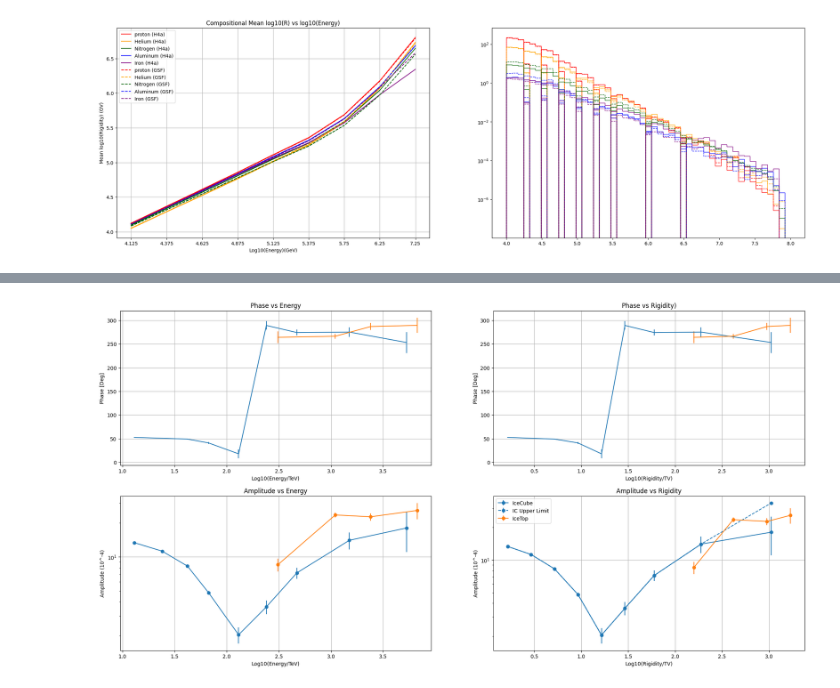
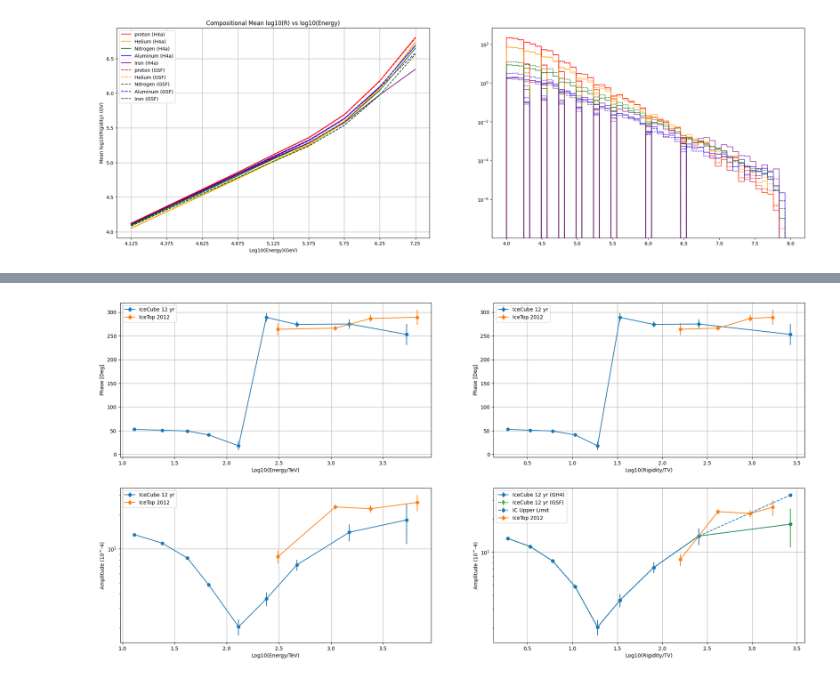
Before and after one commit to fmcnallyi3/it_anisotropy, a Jupyter notebook: rigidity/reco_energy.ipynb, the cells around one changed output, grey strips where cells are left out. Saved outputs shown, nothing was run; the diff lists cells and outputs as text; code cells hidden in the pictures.

```diff
--- a/rigidity/reco_energy.ipynb
+++ b/rigidity/reco_energy.ipynb
@@ -387,6 +371,7 @@ median LogR(7.25 logE bin): 3.02 TV
 medArr = []
 fig, axs = plt.subplots(figsize = (13 * ncols, 8), ncols=2)
 
+# loop to create reconstructed energy histograms and calculate/plot rgidity histograms + median rigidty per energy bin
 for i in BINS:
     [pH_i, binph_i, pp_i] = axs[0].hist(d['reco_energy'][np.logical_and(BINS[i],pcut, qual_cut)], bins = 50, log = True, weights=d['GaisserH4a'][np.logical_and(BINS[i],pcut)], color = 'red',histtype = 'step', label ='P', density=True)
     [HeH_i, binhh_i, ph_i] =axs[0].hist(d['reco_energy'][np.logical_and(BINS[i],Hecut, qual_cut)], bins = 50, log = True, weights=d['GaisserH4a'][np.logical_and(BINS[i],Hecut)], color = 'orange',histtype = 'step', label ='He', density=True)
@@ -394,11 +379,12 @@ for i in BINS:
     [AlH_i, binah_i, pa_i] = axs[0].hist(d['reco_energy'][np.logical_and(BINS[i],Alcut, qual_cut)], bins = 50, log = True, weights=d['GaisserH4a'][np.logical_and(BINS[i],Alcut)], color = 'blue',histtype = 'step', label ='Al', density=True)
     [FeH_i, binfh_i, pf_i] = axs[0].hist(d['reco_energy'][np.logical_and(BINS[i],Fecut, qual_cut)], bins = 50, log = True, weights=d['GaisserH4a'][np.logical_and(BINS[i],Fecut)], color = 'purple',histtype = 'step', label ='Fe', density=True)
 
-    mbinprh_i = (binph_i[:1]+binph_i[:-1])/2 - np.log10(1)
-    mbinhrh_i = (binhh_i[:1]+binhh_i[:-1])/2 - np.log10(2)
-    mbinnrh_i = (binnh_i[:1]+binnh_i[:-1])/2 - np.log10(7)
-    mbinarh_i = (binah_i[:1]+binah_i[:-1])/2 - np.log10(13)
-    mbinfrh_i = (binfh_i[:1]+binfh_i[:-1])/2 - np.log10(26)
+    # calculate the median energy bins + weights from the reco_energy histograms
+    mbinprh_i = (binph_i[1:]+binph_i[:-1])/2 - np.log10(1)
+    mbinhrh_i = (binhh_i[1:]+binhh_i[:-1])/2 - np.log10(2)
+    mbinnrh_i = (binnh_i[1:]+binnh_i[:-1])/2 - np.log10(7)
+    mbinarh_i = (binah_i[1:]+binah_i[:-1])/2 - np.log10(13)
+    mbinfrh_i = (binfh_i[1:]+binfh_i[:-1])/2 - np.log10(26)
     medbin_i = np.append((np.append((np.append(mbinprh_i, mbinhrh_i)), (np.append(mbinnrh_i, mbinarh_i)))),mbinfrh_i)
     medwt_i = np.append((np.append((np.append(pH_i, HeH_i)), (np.append(NH_i, AlH_i)))), FeH_i)
 
@@ -410,13 +396,16 @@ for i in BINS:
 
     medArr.append(np.median(medbin_i)-3)
 
+# Set plot labels and titles
 axs[0].set_title('Median Rate vs Energy')
 axs[1].set_title('Median Rate vs Rigidity')
-axs[0].set_xlabel('Log10(Rigidity) (GV)')
+axs[0].set_xlabel('Log10(Energy) (GeV)')
 axs[1].set_xlabel('Log10(Rigidity) (GV)')
 axs[0].set_ylabel('Rate (HZ)')
 axs[1].set_ylabel('Rate (HZ)')
+# set limit of the y-axis
 axs[1].set_ylim(.1,100)
 axs[1].grid()
+# show and move the legend box out of the plot
 plt.legend(bbox_to_anchor=(1.1, 1))
 # %% [output]
@@ -448,59 +552,56 @@ Text(0.5, 1.0, 'possible in-ice/icetop rigidty overlap')
 # %%
 # Cell for computing the dipole phase/amplitude as a function for rigidity
+# data provided by paolo, alex, and this notebook
 fig, axs = plt.subplots(figsize = (13 * ncols, 8), ncols=2, nrows=2)
 
+# IceCube energy plot arrays plus error bars and proposed upper bound
+# icr is IceCube rigidity calculated in this notebook
 ice = np.log10([13, 24, 42, 67, 130, 240, 470, 1500, 5300])
 ica = [13.33, 11.24, 8.28, 4.81, 2.04, 3.6, 7.2, 14.0, 18.0]
 icu = [13.33, 11.24, 8.28, 4.81, 2.04, 3.6, 7.2, 14.0, 33.4]
 icf = [52.76, 50.91, 49.2, 41.05, 18.0, 289.0, 274.0, 275.0, 253.0]
-icr = medArr
+icrh = medArrH
+icrg = medArrG
 
+# IceTop energy plot arrays plus error bars
+# itr is IceTop rigidity provided by alex
 ite = np.log10([310, 1100, 2400, 6700])
 ita = [4.9*1.74, 13.5*1.74, 13.0*1.74, 14.8*1.74]
 itf = [263.9, 266.2, 286.7, 289.2]
 itr = [2.2,2.62,2.98,3.23]
 
+# Rigidity plot arrays with proposed upper bound and error bars
 icar = [0.05, 0.05, 0.09, 0.17, 0.33, 0.5, 0.8, 2.4, 7]
 icarus = [0.05, 0.05, 0.09, 0.17, 0.33, 0.5, 0.8, 2.4, 0]
 icfr = [0.20, 0.28, 0.6, 2.0, 9, 9, 6, 10, 22]
 itar= [1.1, 1.2, 1.7, 4.2]
 itfr= [12.6, 5.0, 7.4, 16.1]
 
-axs[0,0].errorbar(ice, icf, icfr)
-axs[0,0].errorbar(ite, itf, itfr)
-axs[0,1].errorbar(icr, icf, icfr)
-axs[0,1].errorbar(itr, itf, itfr)
+# Produce line plots with errorbars for phase and amplitude dipoles
+axs[0,0].errorbar(ice, icf, icfr, marker='o', label='IceCube 12 yr')
+axs[0,0].errorbar(ite, itf, itfr, marker='o', label='IceTop 2012')
+axs[0,1].errorbar(icrh, icf, icfr, marker='o', label='IceCube 12 yr')
+axs[0,1].errorbar(itr, itf, itfr, marker='o', label='IceTop 2012')
 
-axs[1,0].errorbar(ice, ica, icar, marker='o')
-axs[1,0].errorbar(ite, ita, itar, marker='o')
+axs[1,0].errorbar(ice, ica, icar, marker='o', label='IceCube 12 yr')
+axs[1,0].errorbar(ite, ita, itar, marker='o', label='IceTop 2012')
 
-axs[1,1].errorbar(icr, ica, icar, marker='o', color='C0', label='IceCube')
-axs[1,1].errorbar(icr, icu, icarus, marker='o', color='C0', linestyle='--', label='IC Upper Limit')
-axs[1,1].errorbar(itr, ita, itar, marker='o',color='C1', label = 'IceTop')
+axs[1,1].errorbar(icrh, ica, icar, marker='o', color='C0', label='IceCube 12 yr (GH4)')
+axs[1,1].errorbar(icrg, ica, icar, marker='o', mfc='none', color='C2', label='IceCube 12 yr (GSF)', linestyle='--')
+axs[1,1].errorbar(icrh, icu, icarus, marker='o', color='C0', linestyle='--', label='IC Upper Limit')
+axs[1,1].errorbar(itr, ita, itar, marker='o',color='C1', label = 'IceTop 2012')
 
-axs[1,0].set_yscale('log')
-axs[1,1].set_yscale('log')
+# for loops to set labels, grids, and legends for each grid
+for i in range(0,2):
+    axs[i,0].set_xlabel('Log10(Energy/TeV)')
+    axs[i,1].set_xlabel('Log10(Rigidity/TV)')
+    axs[0,i].set_ylabel('Phase [Deg]')
+    axs[1,i].set_ylabel('Amplitude (10^-4)')
+    axs[1,i].set_yscale('log')
+    for j in range(0,2):
+        axs[i,j].grid()
+        axs[i,j].legend()
 
-axs[0,0].set_title('Phase vs Energy')
-axs[1,0].set_title('Amplitude vs Energy')
-axs[0,1].set_title('Phase vs Rigidity)')
-axs[1,1].set_title('Amplitude vs Rigidity')
-
-axs[0,0].set_xlabel('Log10(Energy/TeV)')
-axs[1,0].set_xlabel('Log10(Energy/TeV)')
-axs[0,1].set_xlabel('Log10(Rigidity/TV)')
-axs[1,1].set_xlabel('Log10(Rigidity/TV)')
-
-axs[0,0].set_ylabel('Phase [Deg]')
-axs[1,0].set_ylabel('Amplitude (10^-4)')
-axs[0,1].set_ylabel('Phase [Deg]')
-axs[1,1].set_ylabel('Amplitude (10^-4)')
-
-axs[0,0].grid()
-axs[1,0].grid()
-axs[0,1].grid()
-axs[1,1].grid()
-axs[1,1].legend()
 fig.set_size_inches(24,12)
 # %% [output]
-[figure, old version]
+[figure, new version]
```
Also changed, not shown: parts of 16 cells of this notebook.
